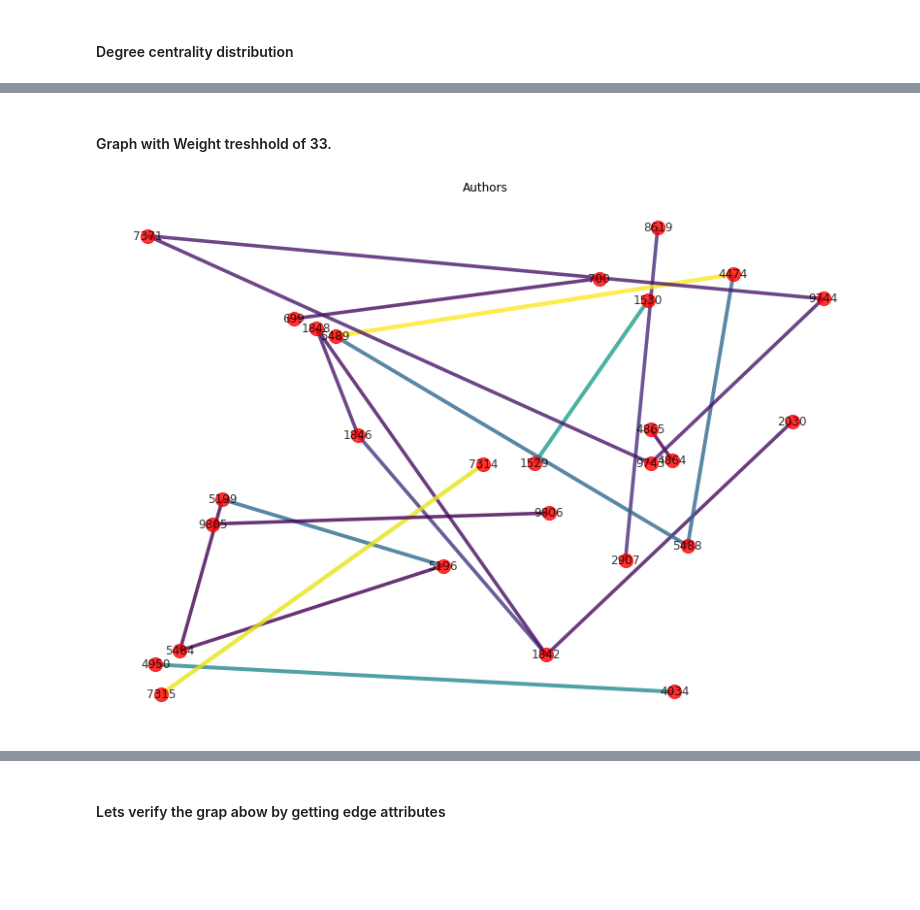
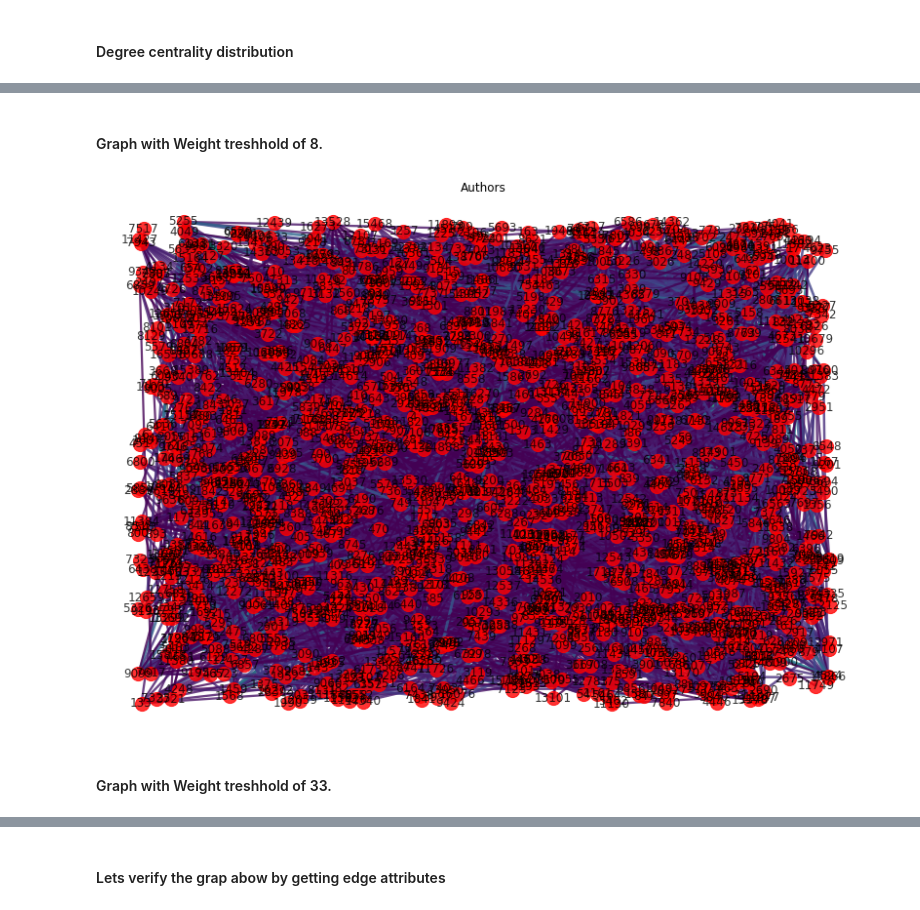
Before and after one commit to gpadmaperuma/DATA620-1, a Jupyter notebook: Project_2/Omer_Project_2.ipynb, the cells around one changed output, grey strips where cells are left out. Saved outputs shown, nothing was run; the diff lists cells and outputs as text; code cells hidden in the pictures; blank space fills up the shorter version.

```diff
--- a/Project_2/Omer_Project_2.ipynb
+++ b/Project_2/Omer_Project_2.ipynb
@@ -46,7 +46,7 @@ raw_data.head()
 # %% [markdown]
 This is a bipartite network of research and the author that have involved in reasearch.
 # %%
-G = nx.from_pandas_edgelist(raw_data,  source='author', target='research', edge_attr='weight', create_using=None)
+G = nx.convert_matrix.from_pandas_edgelist(raw_data,  source='author', target='research', edge_attr='weight', create_using=None)
 print(nx.info(G))
 # %% [output]
 Name:
@@ -206,18 +206,20 @@ plt.show()
 # %% [markdown]
-#### Graph with Weight treshhold of 33.
+#### Graph with Weight treshhold of 8.
 # %%
 plt.figure(figsize = (14, 10))
 
 # trim edges
-island_plot = trim_edges(author_graph, 33)
+island_plot = trim_edges(author_graph, 8)
 weights = [math.log(data_['weight']) for from_, t0_, data_ in island_plot.edges(data=True)]
 
 # draw threshold
 sp = nx.random_layout(island_plot)
 nx.draw_networkx(island_plot, sp, width = weights, edge_color = weights, node_size = 200,
                 node_shape = None, node_color = "Red", alpha = 0.8)
 plt.axis('off')
 plt.title("Authors")
 plt.show()
 # %% [output]
-[figure, old version]
+[figure, new version]
+# %% [markdown]
+#### Graph with Weight treshhold of 33.
```
Also changed, not shown: parts of 13 cells of this notebook, 1 other file.
